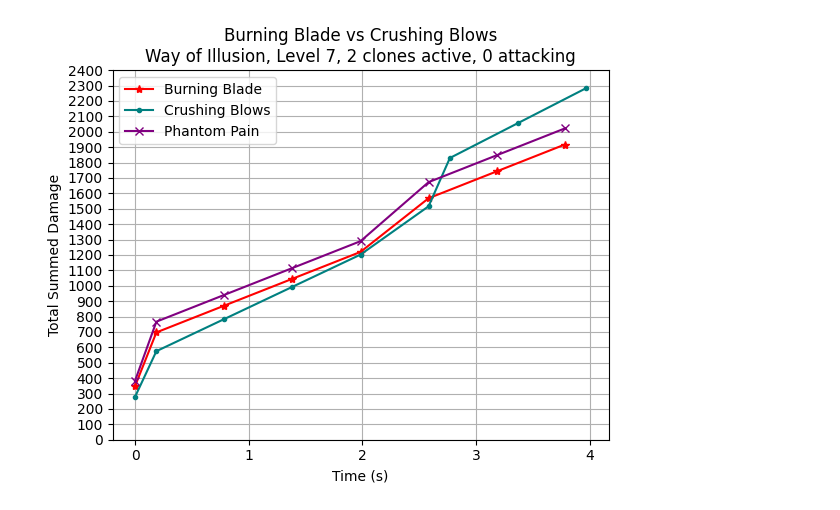
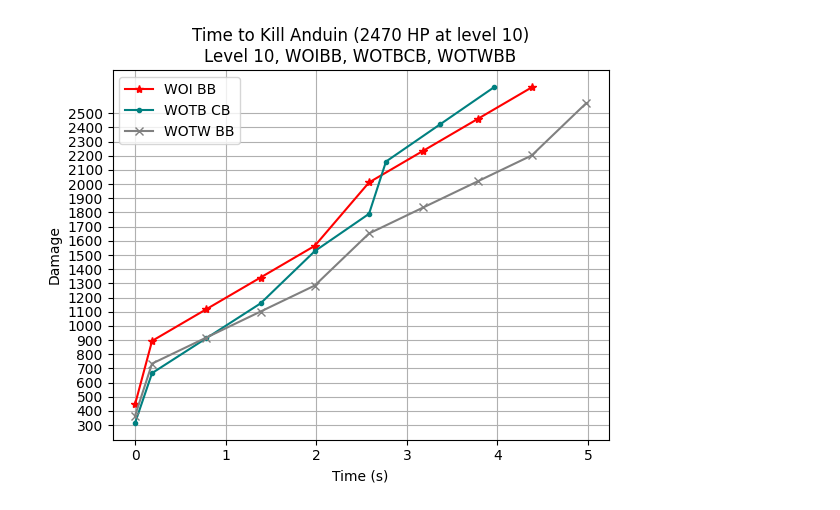
Before and after one commit to kenyon-allan/samurocalculator, a Jupyter notebook: graphing_and_other_nonsense.ipynb, the cells around one changed output. Drawn from its saved outputs; the diff is of its cells as text; code cells hidden in the pictures.

Commit message:
target damage

```diff
--- a/graphing_and_other_nonsense.ipynb
+++ b/graphing_and_other_nonsense.ipynb
@@ -46,0 +47,25 @@ pp_time_series, pp_damage_series = damage_calc(
+# %%
+bb_time_series_for_kill_target, bb_damage_series_for_kill_target = damage_calc_for_target_damage(
+    10,
+    2470,
+    num_clones=2,
+    num_clones_attacking=2,
+    one_talent=OneTalents.WAYOFILLUSION,
+    seven_talent=SevenTalents.BURNINGBLADE,
+)
+cb_time_series_for_kill_target, cb_damage_series_for_kill_target = damage_calc_for_target_damage(
+    10,
+    2470,
+    num_clones=2,
+    num_clones_attacking=2,
+    one_talent=OneTalents.WAYOFTHEBLADE,
+    seven_talent=SevenTalents.CRUSHINGBLOWS,
+)
+bb_wotw_time_series_for_kill_target, bb_wotw_damage_series_for_kill_target = damage_calc_for_target_damage(
+    10,
+    2470,
+    num_clones=2,
+    num_clones_attacking=2,
+    one_talent=OneTalents.WAYOFTHEWIND,
+    seven_talent=SevenTalents.BURNINGBLADE,
+)
@@ -47,19 +90,19 @@ pp_time_series, pp_damage_series = damage_calc(
 # %%
 import matplotlib.pyplot as plt
-plt.plot(bb_time_series, bb_damage_series, marker='*', label="Burning Blade", color="red")
-plt.plot(cb_time_series, cb_damage_series, marker='.', label="Crushing Blows", color="teal")
-plt.plot(pp_time_series, pp_damage_series, marker='x', label="Phantom Pain", color="purple")
+plt.plot(bb_time_series_for_kill_target, bb_damage_series_for_kill_target, marker="*", label="WOI BB", color="red")
+plt.plot(cb_time_series_for_kill_target, cb_damage_series_for_kill_target, marker='.', label="WOTB CB", color="teal")
+plt.plot(bb_wotw_time_series_for_kill_target, bb_wotw_damage_series_for_kill_target, marker='x', label="WOTW BB", color="grey")
 plt.xlabel("Time (s)")
-plt.ylabel("Total Summed Damage")
-plt.title("Burning Blade vs Crushing Blows\nWay of Illusion, Level 7, 2 clones active, 0 attacking")
+plt.ylabel("Damage")
+plt.title("Time to Kill Anduin (2470 HP at level 10)\nLevel 10, WOIBB, WOTBCB, WOTWBB")
 plt.legend()
 plt.grid()
-plt.xticks(range(0, 5, 1))
-plt.yticks(range(0, 2500, 100))
+plt.xticks(range(0, 6, 1))
+plt.yticks(range(300, 2600, 100))
 
 plt.show()
 # %% [output]
-[figure, old version]
+[figure, new version]
 # %%
 bb_time_series, bb_damage_series = damage_calc(
     7,
```
Also changed, not shown: parts of 3 cells of this notebook, 2 other files.
